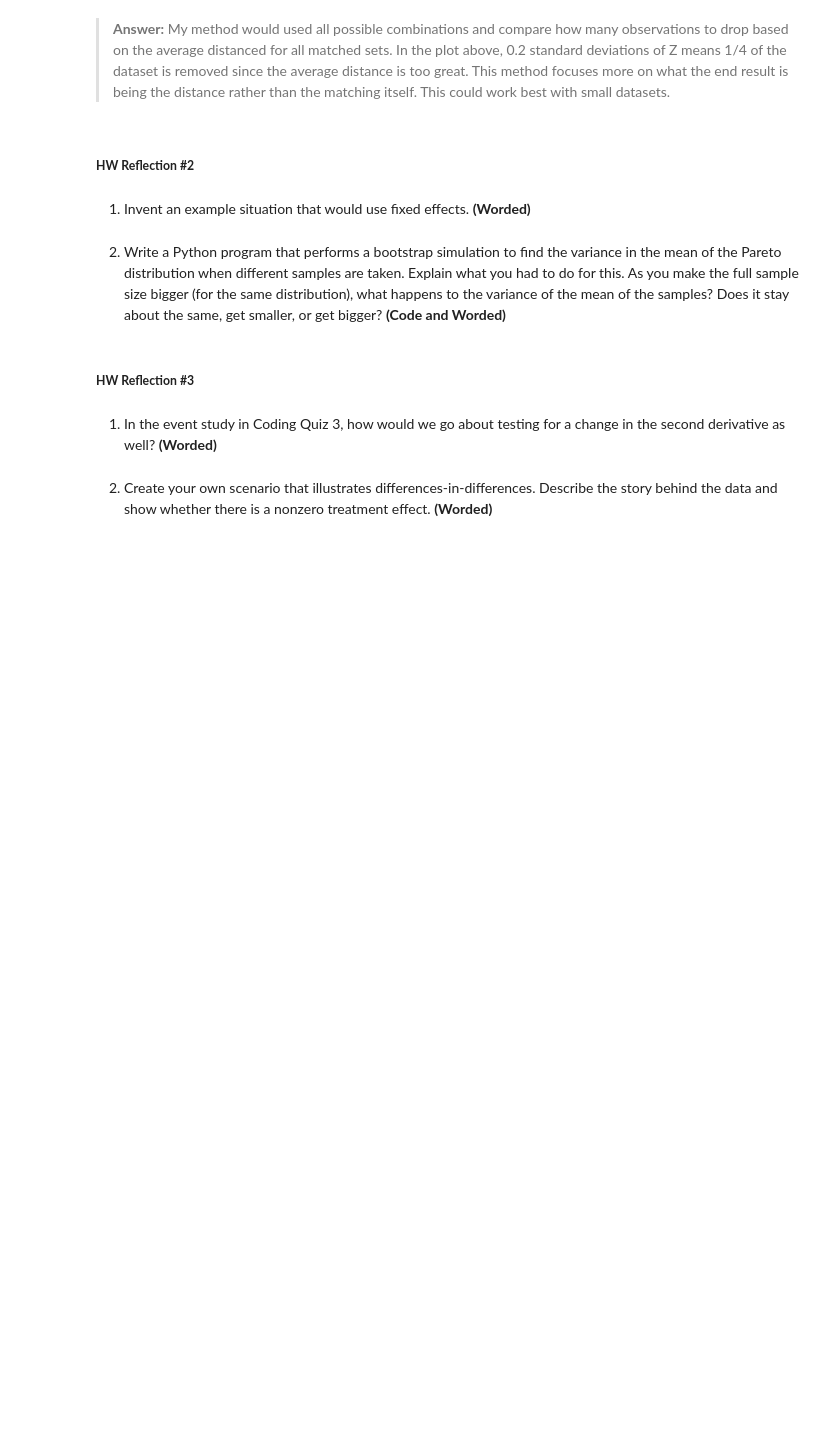
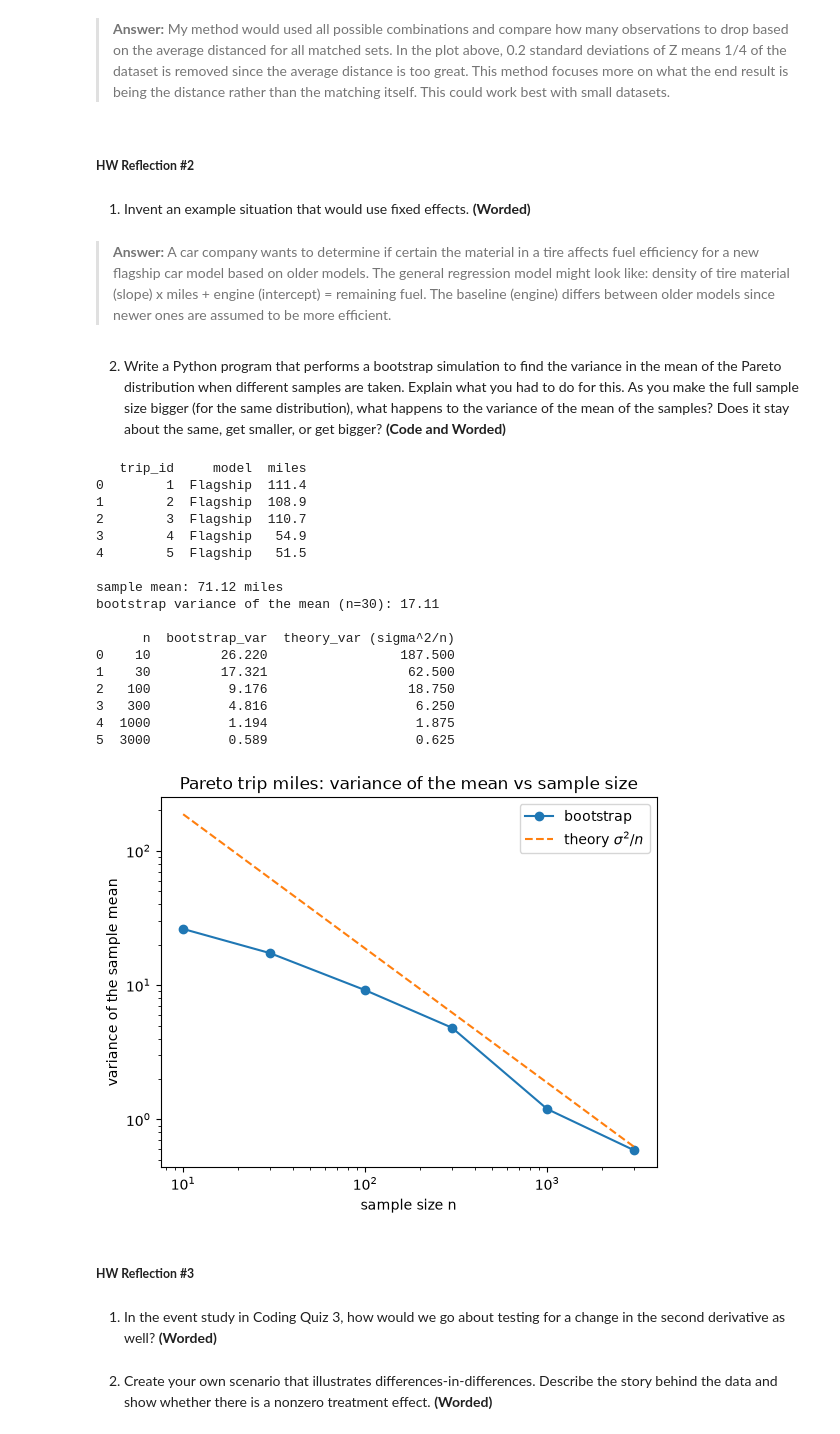
Before and after one commit to andre-bu-gitdev/DX702-mod-6, a Jupyter notebook: hw_reflection_1-4.ipynb, the cells around one changed output. Saved outputs shown, nothing was run; the diff lists cells and outputs as text; code cells hidden in the pictures; blank space fills up the shorter version.

```diff
--- a/hw_reflection_1-4.ipynb
+++ b/hw_reflection_1-4.ipynb
@@ -282,8 +282,69 @@ full-matching ATT estimate (no caliper): 0.545228
 ##### **HW Reflection #2**
 # %% [markdown]
 1. Invent an example situation that would use fixed effects. **(Worded)**
+# %% [markdown]
+> **Answer:** </p> A car company wants to determine if certain the material in a tire affects fuel efficiency for a new flagship car model based on older models. The general regression model might look like: density of tire material (slope) x miles + engine (intercept) = remaining fuel. The baseline (engine) differs between older models since newer ones are assumed to be more efficient.
 # %% [markdown]
 2. Write a Python program that performs a bootstrap simulation to find the variance in the mean of the Pareto distribution when different samples are taken.  Explain what you had to do for this.  As you make the full sample size bigger (for the same distribution), what happens to the variance of the mean of the samples?  Does it stay about the same, get smaller, or get bigger? **(Code and Worded)**
+# %%
+import numpy as np
+import pandas as pd
+import matplotlib.pyplot as plt
+
+rng = np.random.default_rng(42)
+ALPHA, XM = 3.0, 50   # Pareto shape and minimum trip length (miles)
+
+def make_trips(n):
+    """Fictional trip distances (miles) for the flagship car, Pareto(ALPHA, XM)."""
+    return XM * (1 + rng.pareto(ALPHA, n))
+
+def bootstrap_means(x, B=2000):
+    """Resample x with replacement B times and return the mean of each resample."""
+    return rng.choice(x, size=(B, len(x)), replace=True).mean(axis=1)
+
+# ---- Small fictional dataset ----
+trips = pd.DataFrame({"trip_id": range(1, 31), "model": "Flagship",
+                      "miles": make_trips(30).round(1)})
+print(trips.head(), "\n")
+
+means = bootstrap_means(trips["miles"].to_numpy())
+print(f"sample mean: {trips['miles'].mean():.2f} miles")
+print(f"bootstrap variance of the mean (n=30): {means.var(ddof=1):.2f}\n")
+
+# ---- Repeat for bigger samples from the same distribution ----
+true_var = XM**2 * ALPHA / ((ALPHA - 1)**2 * (ALPHA - 2))   # population variance
+sizes = [10, 30, 100, 300, 1000, 3000]
+results = pd.DataFrame({"n": sizes})
+results["bootstrap_var"] = [bootstrap_means(make_trips(n)).var(ddof=1) for n in sizes]
+results["theory_var (sigma^2/n)"] = true_var / results["n"]
+print(results.round(3))
+
+plt.loglog(results["n"], results["bootstrap_var"], "o-", label="bootstrap")
+plt.loglog(results["n"], results["theory_var (sigma^2/n)"], "--", label=r"theory $\sigma^2/n$")
+plt.xlabel("sample size n")
+plt.ylabel("variance of the sample mean")
+plt.title("Pareto trip miles: variance of the mean vs sample size")
+plt.legend()
+plt.show()
+# %% [output]
+   trip_id     model  miles
+0        1  Flagship  111.4
+1        2  Flagship  108.9
+2        3  Flagship  110.7
+3        4  Flagship   54.9
+4        5  Flagship   51.5
+
+sample mean: 71.12 miles
+bootstrap variance of the mean (n=30): 17.11
+
+      n  bootstrap_var  theory_var (sigma^2/n)
+0    10         26.220                 187.500
+1    30         17.321                  62.500
+2   100          9.176                  18.750
+3   300          4.816                   6.250
+4  1000          1.194                   1.875
+5  3000          0.589                   0.625
+[figure, added]
 # %% [markdown]
 ##### **HW Reflection #3**
 # %% [markdown]
```
